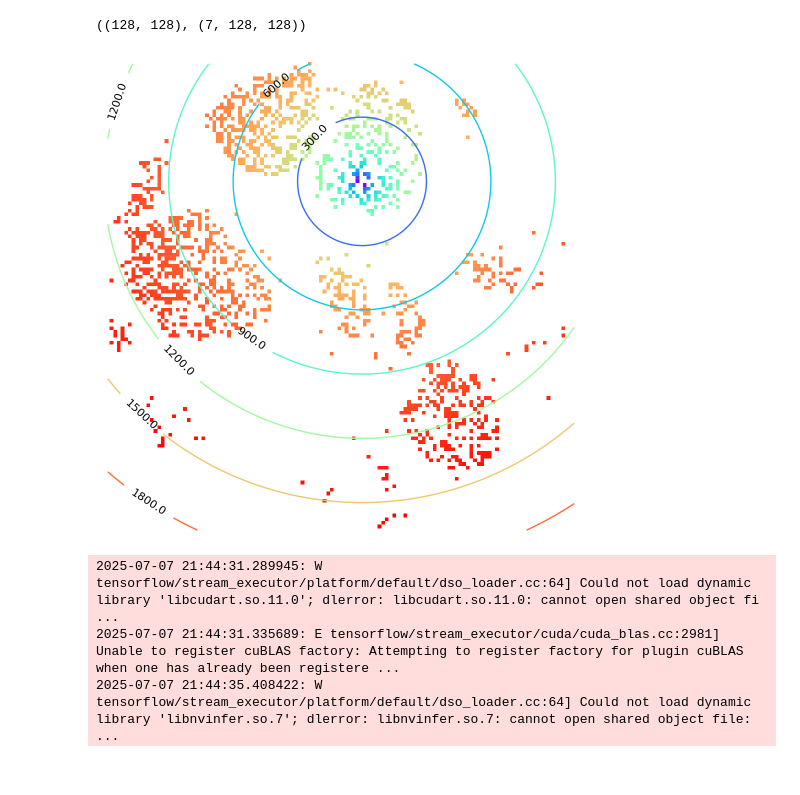
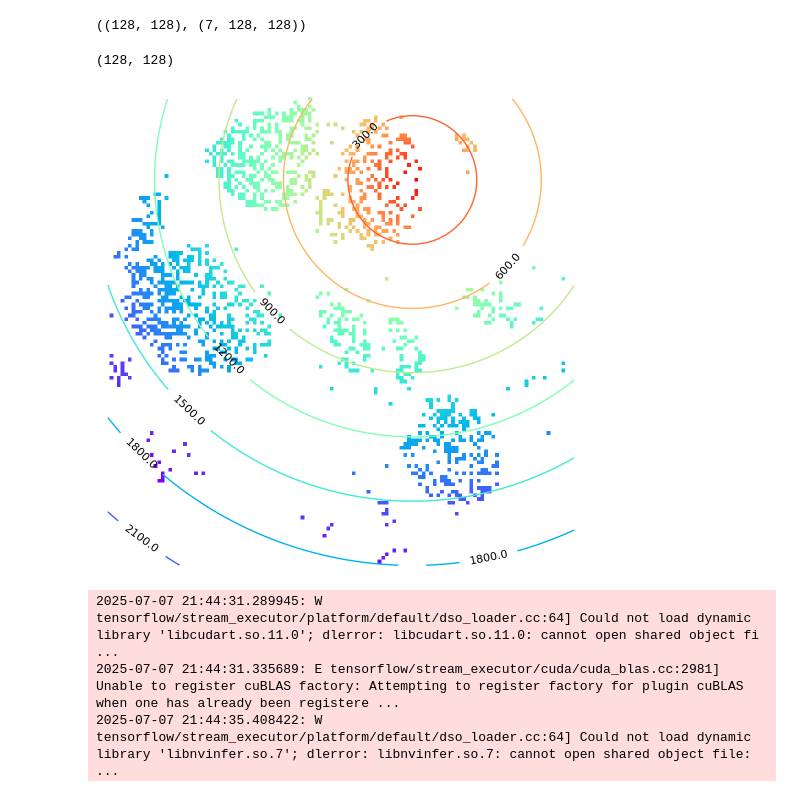
Before and after one commit to jishnu-lab/SpaceTravLR, a Jupyter notebook: notebooks/human_tonsil/03_train.ipynb, the cells around one changed output. Drawn from its saved outputs; the diff is of its cells as text; code cells hidden in the pictures.

```diff
--- a/notebooks/human_tonsil/03_train.ipynb
+++ b/notebooks/human_tonsil/03_train.ipynb
@@ -167,20 +172,28 @@ for ct in adata.obs['cell_type_major'].unique():
     ct_points_wt[ct] = points
 
 alpha_shape = alphashape.alphashape(ct_points_wt['Germinal Center B cells'], alpha=0.035)
+# %%
+dist_map.shape
+# %% [output]
+(128, 128)
 # %%
 plt.rcParams['figure.figsize'] = [5, 5]
 plt.rcParams['figure.dpi'] = 100
 
 from matplotlib.colors import LogNorm, CenteredNorm, PowerNorm
 
-plt.imshow(normalized_maps[2], cmap='rainbow', interpolation='none', norm=LogNorm())
-contours = plt.contour(dist_map, levels=7, cmap='rainbow', linewidths=1)
+plt.imshow(np.where(normalized_maps[2] == 0, normalized_maps[2], normalized_maps[2] + 0.5),
+           cmap='rainbow_r', interpolation='none',
+           norm=LogNorm()
+        )
+contours = plt.contour(dist_map, levels=7, cmap='rainbow_r', linewidths=1)
 plt.clabel(contours, inline=True, fontsize=8, fmt="%.1f", colors='black')
 plt.axis('off')
 plt.tight_layout()
+plt.savefig('figures/demo_gaussligand.svg', format='svg', dpi=300, bbox_inches='tight', transparent=True)
 plt.show()
 # %% [output]
-[figure, old version]
+[figure, new version]
 # %%
 from spaceoracle.tools.network import RegulatoryFactory
 co_grn = RegulatoryFactory(
```
Also changed, not shown: parts of 3 cells of this notebook, 7 other files.
